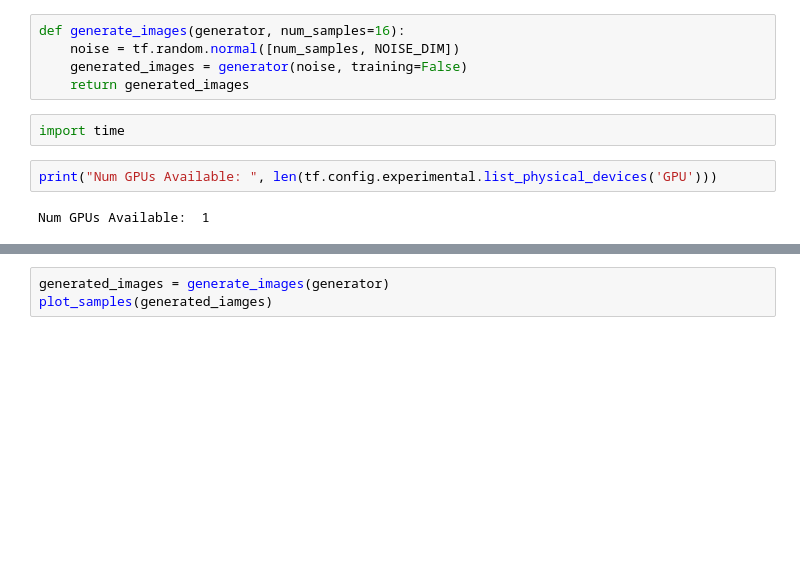
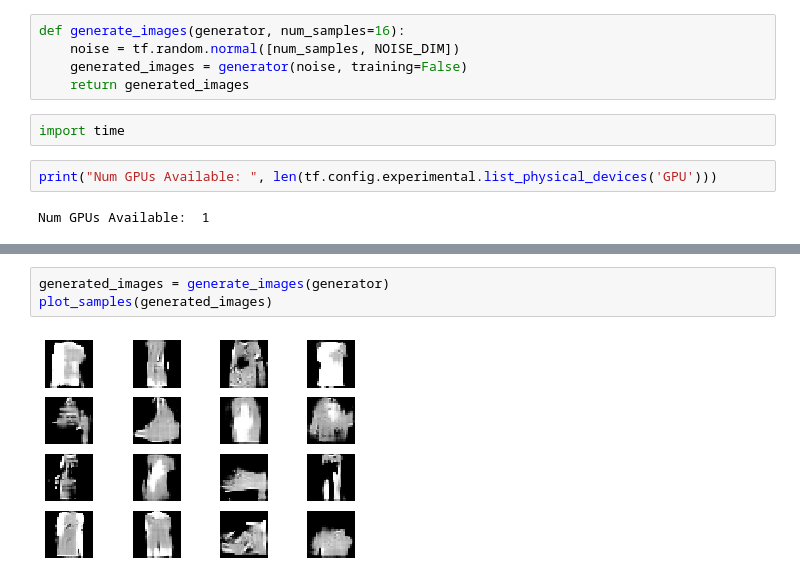
Before and after one commit to APodolskiy/tensorflow_2_examples, a Jupyter notebook: gan/Fashion-MNIST-GAN.ipynb, the cells around one changed output, grey strips where cells are left out. Saved outputs shown, nothing was run; the diff lists cells and outputs as text; blank space fills up the shorter version.

```diff
--- a/gan/Fashion-MNIST-GAN.ipynb
+++ b/gan/Fashion-MNIST-GAN.ipynb
@@ -170,3 +186,5 @@ Epoch 0.
 # %%
 generated_images = generate_images(generator)
-plot_samples(generated_iamges)
+plot_samples(generated_images)
+# %% [output]
+[figure, added]
```
Also changed, not shown: parts of 1 cell of this notebook.
